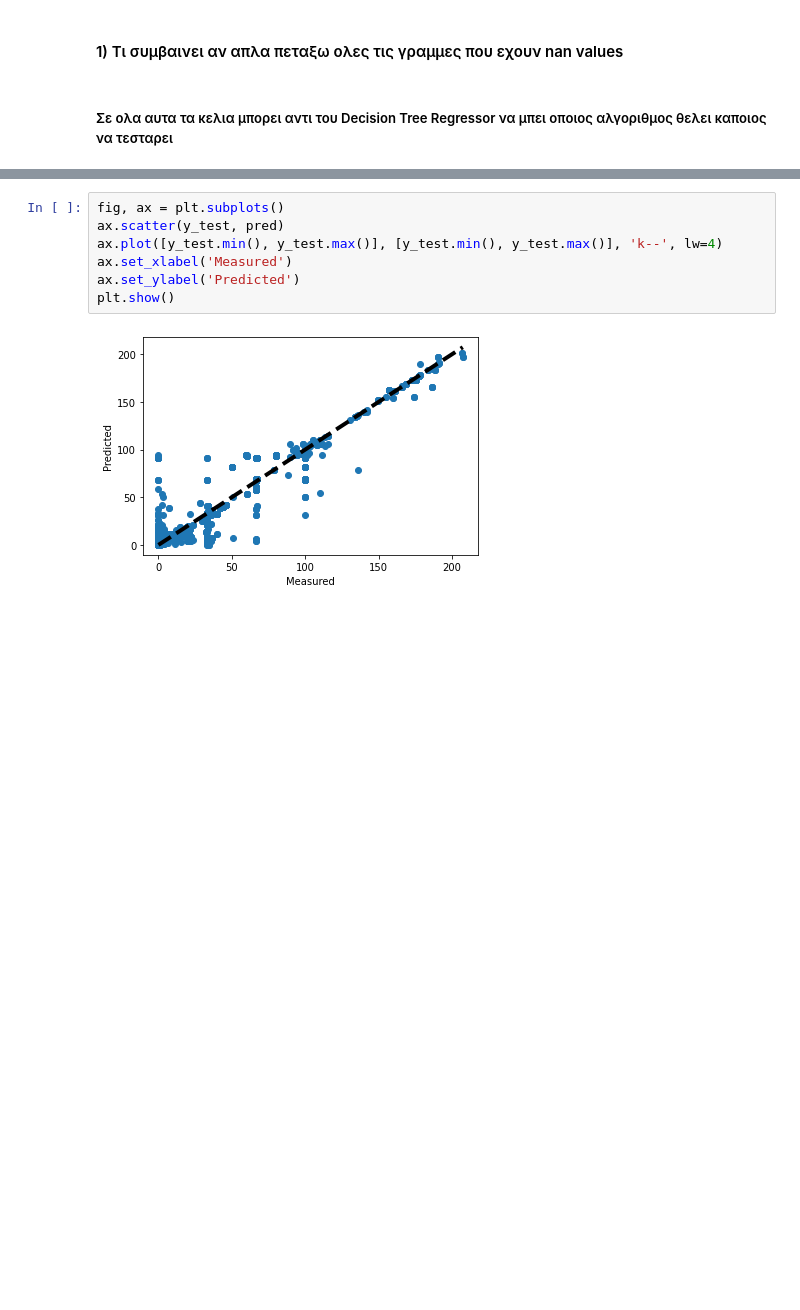
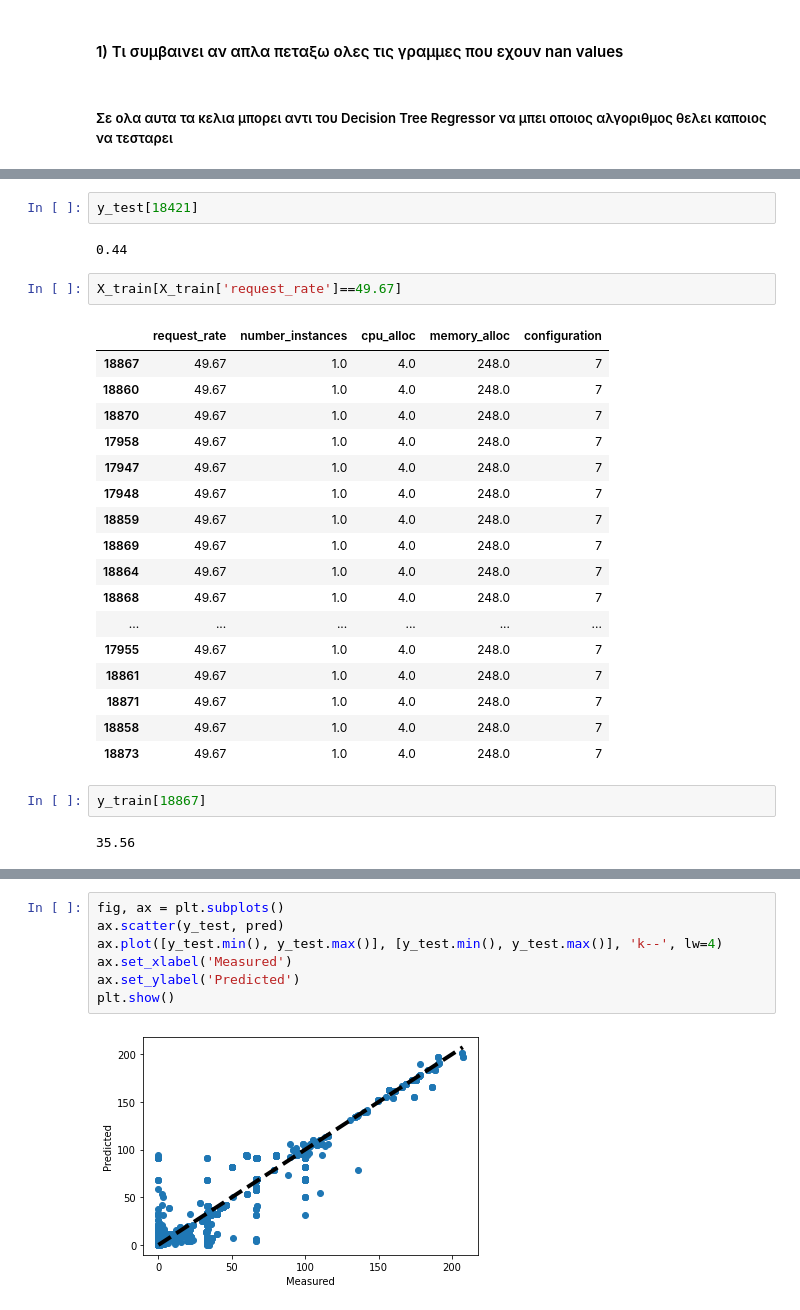
Before and after one commit to giorgosmarinos/Morphemic-performance-metric--prediction, a Jupyter notebook: experiments_notebooks/Performance-prediction-have-used-request-rate-in-the-model.ipynb, the cells around one changed output, grey strips where cells are left out. Cells and saved outputs as stored; diff of their text form; blank space fills up the shorter version.

```diff
--- a/experiments_notebooks/Performance-prediction-have-used-request-rate-in-the-model.ipynb
+++ b/experiments_notebooks/Performance-prediction-have-used-request-rate-in-the-model.ipynb
@@ -284,0 +343,28 @@ print(mean_squared_error(y_test, pred, squared=False))
+# %%
+y_test[18421]
+# %% [output]
+0.44
+# %%
+X_train[X_train['request_rate']==49.67]
+# %% [output]
+|  | request_rate | number_instances | cpu_alloc | memory_alloc | configuration |
+| 18867 | 49.67 | 1.0 | 4.0 | 248.0 | 7 |
+| 18860 | 49.67 | 1.0 | 4.0 | 248.0 | 7 |
+| 18870 | 49.67 | 1.0 | 4.0 | 248.0 | 7 |
+| 17958 | 49.67 | 1.0 | 4.0 | 248.0 | 7 |
+| 17947 | 49.67 | 1.0 | 4.0 | 248.0 | 7 |
+| 17948 | 49.67 | 1.0 | 4.0 | 248.0 | 7 |
+| 18859 | 49.67 | 1.0 | 4.0 | 248.0 | 7 |
+| 18869 | 49.67 | 1.0 | 4.0 | 248.0 | 7 |
+| 18864 | 49.67 | 1.0 | 4.0 | 248.0 | 7 |
+| 18868 | 49.67 | 1.0 | 4.0 | 248.0 | 7 |
+| ... | ... | ... | ... | ... | ... |
+| 17955 | 49.67 | 1.0 | 4.0 | 248.0 | 7 |
+| 18861 | 49.67 | 1.0 | 4.0 | 248.0 | 7 |
+| 18871 | 49.67 | 1.0 | 4.0 | 248.0 | 7 |
+| 18858 | 49.67 | 1.0 | 4.0 | 248.0 | 7 |
+| 18873 | 49.67 | 1.0 | 4.0 | 248.0 | 7 |
+# %%
+y_train[18867]
+# %% [output]
+35.56
```
Also changed, not shown: parts of 10 cells of this notebook.
